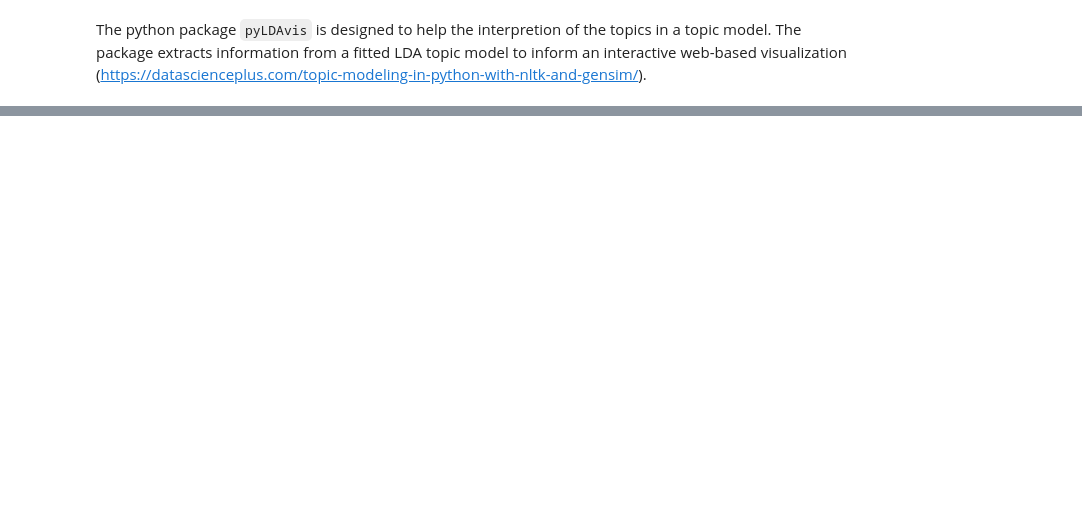
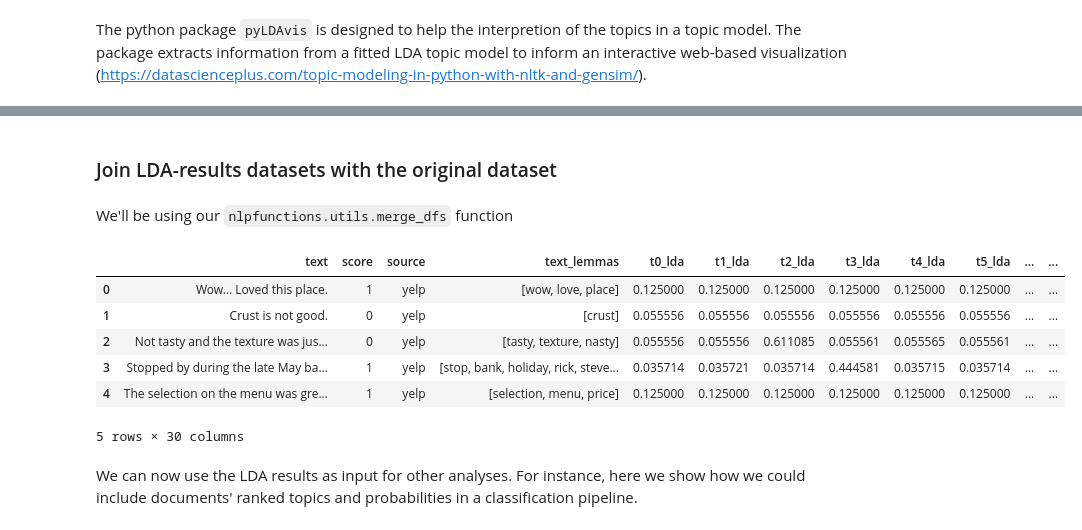
Before and after one commit to mamonu/bumblebee, a Jupyter notebook: examples/Example4_topicmod_functions.ipynb, the cells around one changed output, grey strips where cells are left out. Cells and saved outputs as stored; diff of their text form; code cells hidden in the pictures; blank space fills up the shorter version.

Commit message:
continuing topic mod example

````diff
--- a/examples/Example4_topicmod_functions.ipynb
+++ b/examples/Example4_topicmod_functions.ipynb
@@ -456,0 +436,2 @@ The size of the bubble measures the importance of the topics, relative to the da
+# %%
+DTM_df = lda_dtm2df(lda_model_1[bow_corpus], 8)
@@ -456,0 +453,7 @@ The size of the bubble measures the importance of the topics, relative to the da
+# %%
+# (iv) extract top n words and their probabilities for each topic, turn them into a dataframe
+
+words_topics_dict = lda_topic_top_words(lda_mod = lda_model_1, n_top_words = 6)
+words_topics_df = topictopwords_dict2df(words_topics_dict, orig_dataset = df, tech = 'lda')
+
+words_topics_df.head()
@@ -456,0 +474,6 @@ The size of the bubble measures the importance of the topics, relative to the da
+# %%
+# (v) Ranked topics for each doc, create a DTM dataframe
+
+ranked_DTM_df =  lda_ranked_topics2df(lda_mod = lda_model_1, corpus = bow_corpus)
+
+ranked_DTM_df.head()
@@ -456,0 +487,18 @@ The size of the bubble measures the importance of the topics, relative to the da
+# %% [markdown]
+### Join LDA-results datasets with the original dataset
+# %% [markdown]
+We'll be using our ```nlpfunctions.utils.merge_dfs``` function
+# %%
+text_df = merge_dfs(df, DTM_df, words_topics_df, ranked_DTM_df)
+# %%
+text_df.head()
+# %% [output]
+|  | text | score | source | text_lemmas | t0_lda | t1_lda | t2_lda | t3_lda | t4_lda | t5_lda | ... | ... |
+| 0 | Wow... Loved this place. | 1 | yelp | [wow, love, place] | 0.125000 | 0.125000 | 0.125000 | 0.125000 | 0.125000 | 0.125000 | ... | ... |
+| 1 | Crust is not good. | 0 | yelp | [crust] | 0.055556 | 0.055556 | 0.055556 | 0.055556 | 0.055556 | 0.055556 | ... | ... |
+| 2 | Not tasty and the texture was jus... | 0 | yelp | [tasty, texture, nasty] | 0.055556 | 0.055556 | 0.611085 | 0.055561 | 0.055565 | 0.055561 | ... | ... |
+| 3 | Stopped by during the late May ba... | 1 | yelp | [stop, bank, holiday, rick, steve... | 0.035714 | 0.035721 | 0.035714 | 0.444581 | 0.035715 | 0.035714 | ... | ... |
+| 4 | The selection on the menu was gre... | 1 | yelp | [selection, menu, price] | 0.125000 | 0.125000 | 0.125000 | 0.125000 | 0.125000 | 0.125000 | ... | ... |
+5 rows × 30 columns
+# %% [markdown]
+We can now use the LDA results as input for other analyses. For instance, here we show how we could include documents' ranked topics and probabilities in a classification pipeline.
````
Also changed, not shown: parts of 59 cells of this notebook.
